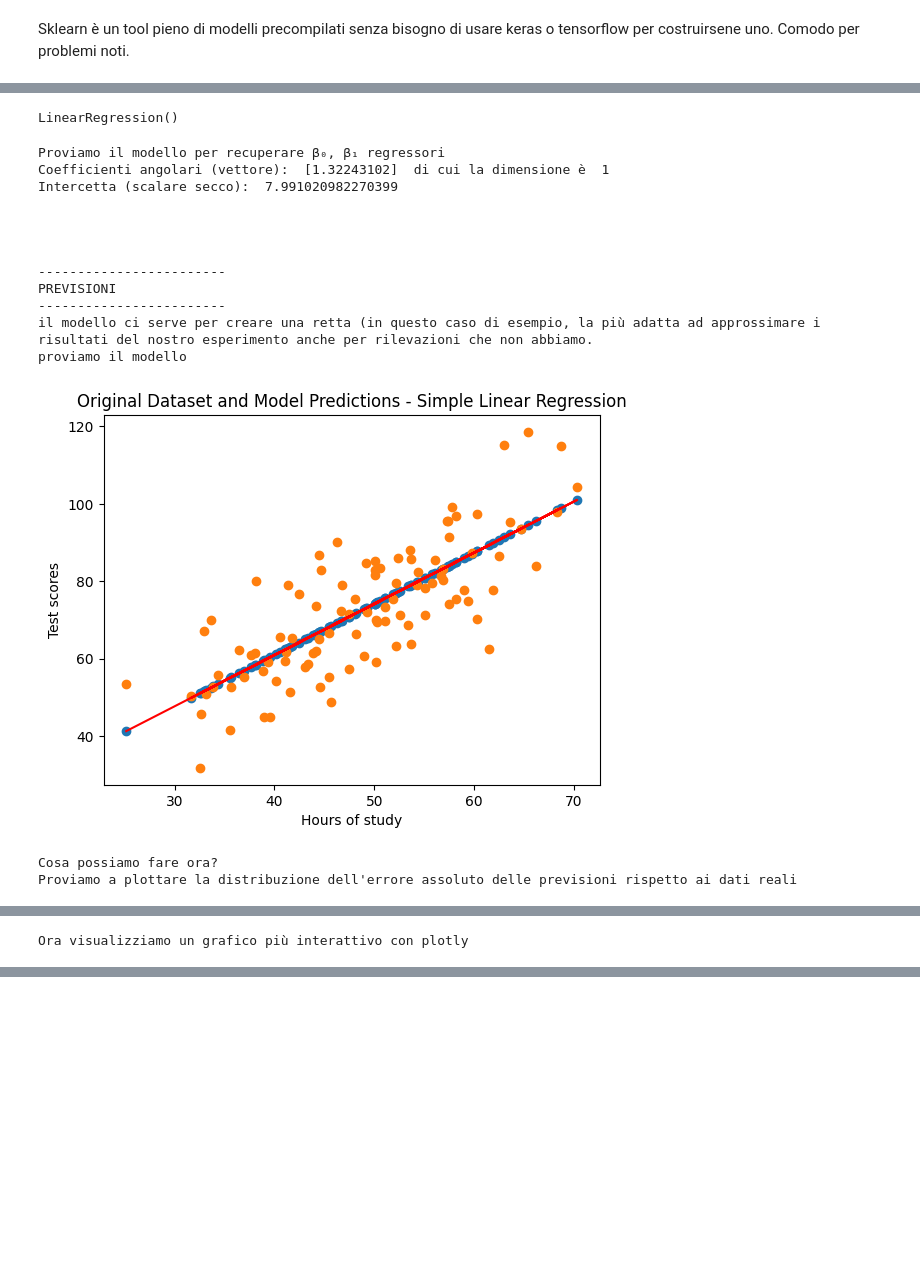
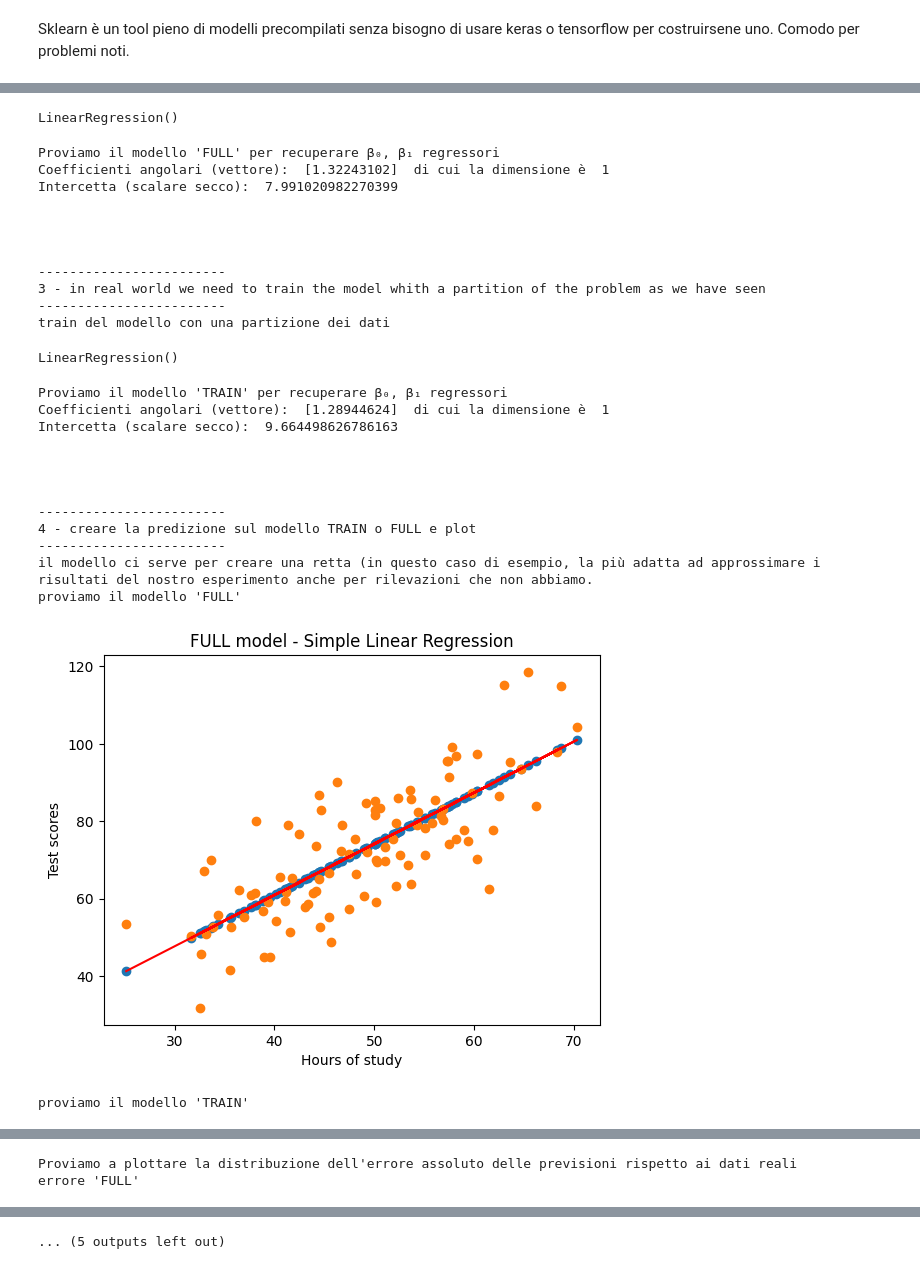
Before and after one commit to Undersk0re/machine-learning-course, a Jupyter notebook: Example/Tools/12-sklearn_datalr.ipynb, the cells around one changed output, grey strips where cells are left out. Cells and saved outputs as stored; diff of their text form; code cells hidden in the pictures; blank space fills up the shorter version.

Commit message:
pre test model train example

```diff
--- a/Example/Tools/12-sklearn_datalr.ipynb
+++ b/Example/Tools/12-sklearn_datalr.ipynb
@@ -150,10 +150,11 @@ import plotly.express as px
 import plotly.graph_objects as go
 # prende in input i vettori e non le matrici
 fig = px.scatter(x=x, y=y, opacity=0.65, trendline='ols', trendline_color_override='darkblue', width=800)
-fig.add_trace(go.Scatter(x=x, y=y_pred, mode='lines', name='y_pred', line=dict(color='red'))) # aggiunge la retta del modello lineare
+fig.add_trace(go.Scatter(x=x, y=y_pred_full, mode='lines', name='y_pred_full', line=dict(color='purple'))) # aggiunge la retta del modello lineare
+fig.add_trace(go.Scatter(x=x, y=y_pred_train, mode='lines', name='y_pred_train', line=dict(color='orange'))) # aggiunge la retta del modello lineare
 fig.show()
 
-
+print("I due modelli non si disconstano molto, questo ci piace")
 
 
 print("\n\n\n")
@@ -186,16 +195,27 @@ Usiamo il modello
 LinearRegression()
-Proviamo il modello per recuperare β₀, β₁ regressori
+Proviamo il modello 'FULL' per recuperare β₀, β₁ regressori
 Coefficienti angolari (vettore):  [1.32243102]  di cui la dimensione è  1
 Intercetta (scalare secco):  7.991020982270399
 
 
 
 
 ------------------------
-PREVISIONI
+3 - in real world we need to train the model whith a partition of the problem as we have seen
 ------------------------
-il modello ci serve per creare una retta (in questo caso di esempio, la più adatta ad approssimare i risultati del nostro esperimento anche per rilevazioni che non abbiamo.
-proviamo il modello
+train del modello con una partizione dei dati
+LinearRegression()
+Proviamo il modello 'TRAIN' per recuperare β₀, β₁ regressori
+Coefficienti angolari (vettore):  [1.28944624]  di cui la dimensione è  1
+Intercetta (scalare secco):  9.664498626786163
+
+
+
+
+------------------------
+4 - creare la predizione sul modello TRAIN o FULL e plot
+------------------------
+il modello ci serve per creare una retta (in questo caso di esempio, la più adatta ad approssimare i risultati del nostro esperimento anche per rilevazioni che non abbiamo.
+proviamo il modello 'FULL'
-[figure, old version]
+[figure, new version]
-Cosa possiamo fare ora?
-Proviamo a plottare la distribuzione dell'errore assoluto delle previsioni rispetto ai dati reali
+proviamo il modello 'TRAIN'
@@ -203 +223,2 @@ Proviamo a plottare la distribuzione dell'errore assoluto delle previsioni rispe
-Ora visualizziamo un grafico più interattivo con plotly
+Proviamo a plottare la distribuzione dell'errore assoluto delle previsioni rispetto ai dati reali
+errore 'FULL'
@@ -204,0 +226 @@ Ora visualizziamo un grafico più interattivo con plotly
+... (5 outputs left out)
```
Also changed, not shown: parts of 1 cell of this notebook.
